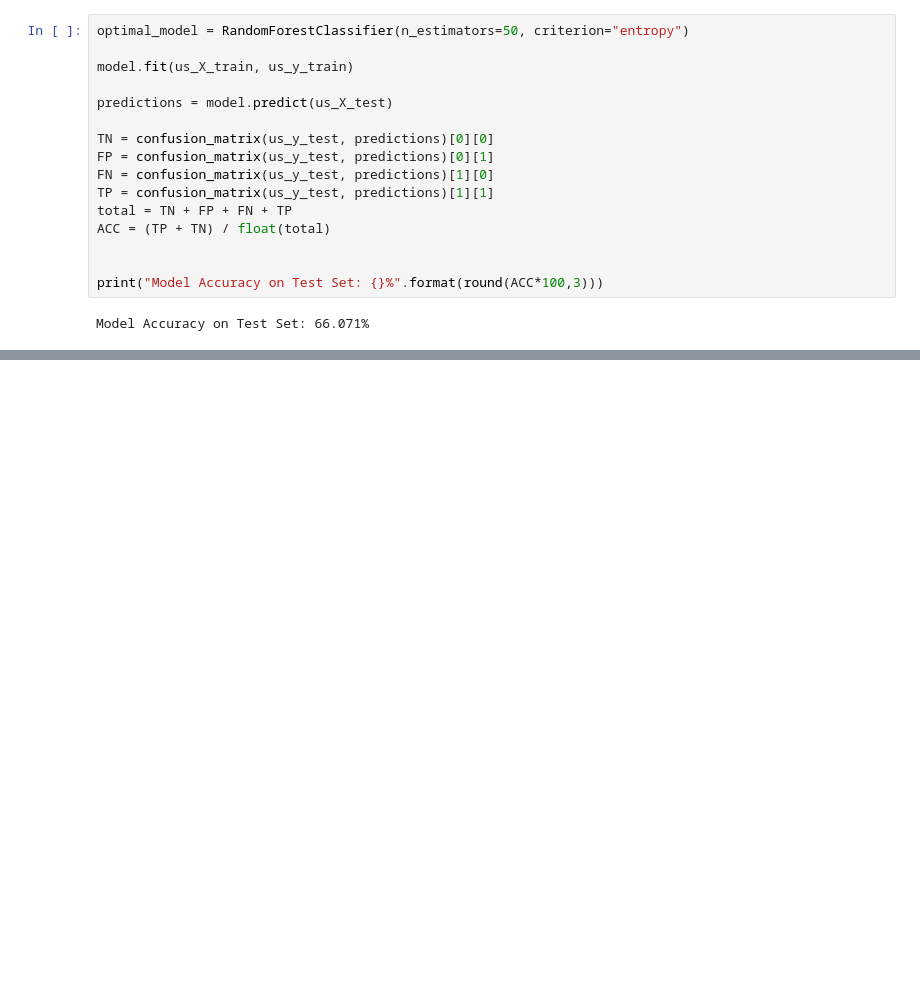
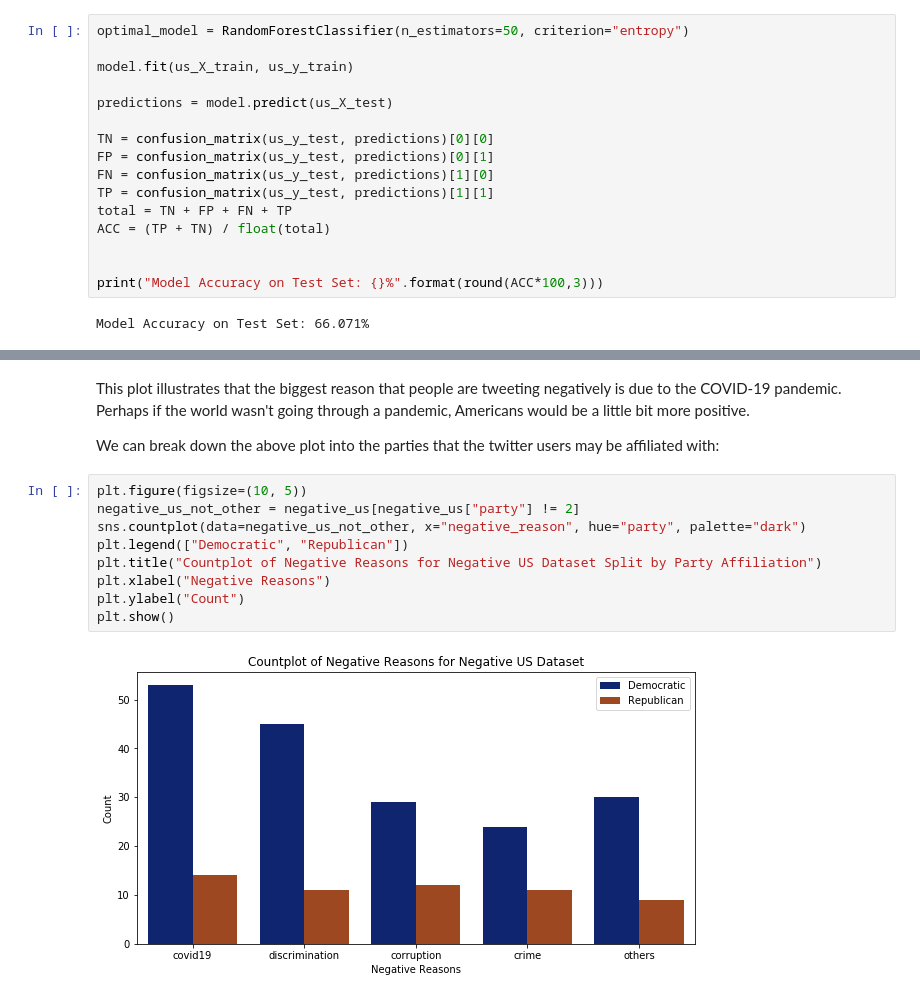
Before and after one commit to atkinssamuel/US-2020-twitter-NLP, a Jupyter notebook: project/atkins_1002951754_assignment3.ipynb, the cells around one changed output, grey strips where cells are left out. Saved outputs shown, nothing was run; the diff lists cells and outputs as text; blank space fills up the shorter version.

```diff
--- a/project/atkins_1002951754_assignment3.ipynb
+++ b/project/atkins_1002951754_assignment3.ipynb
@@ -981,0 +1090,15 @@ Model Accuracy on Test Set: 66.071%
+# %% [markdown]
+This plot illustrates that the biggest reason that people are tweeting negatively is due to the COVID-19 pandemic. Perhaps if the world wasn't going through a pandemic, Americans would be a little bit more positive.
+
+We can break down the above plot into the parties that the twitter users may be affiliated with:
+# %%
+plt.figure(figsize=(10, 5))
+negative_us_not_other = negative_us[negative_us["party"] != 2]
+sns.countplot(data=negative_us_not_other, x="negative_reason", hue="party", palette="dark")
+plt.legend(["Democratic", "Republican"])
+plt.title("Countplot of Negative Reasons for Negative US Dataset Split by Party Affiliation")
+plt.xlabel("Negative Reasons")
+plt.ylabel("Count")
+plt.show()
+# %% [output]
+[figure, added]
```
Also changed, not shown: parts of 49 cells of this notebook.
